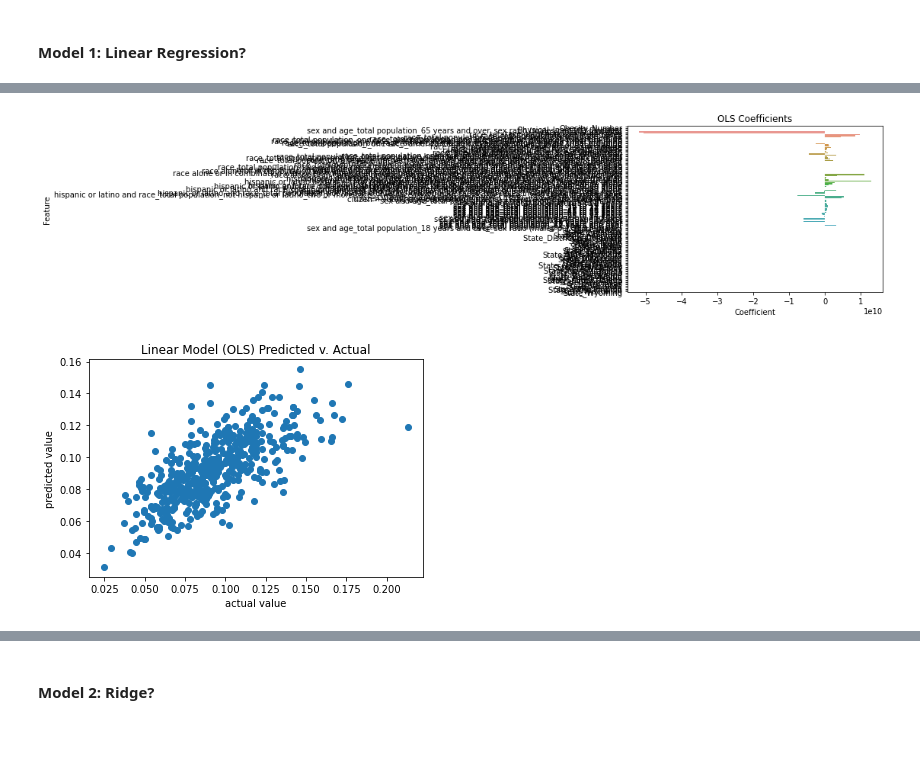
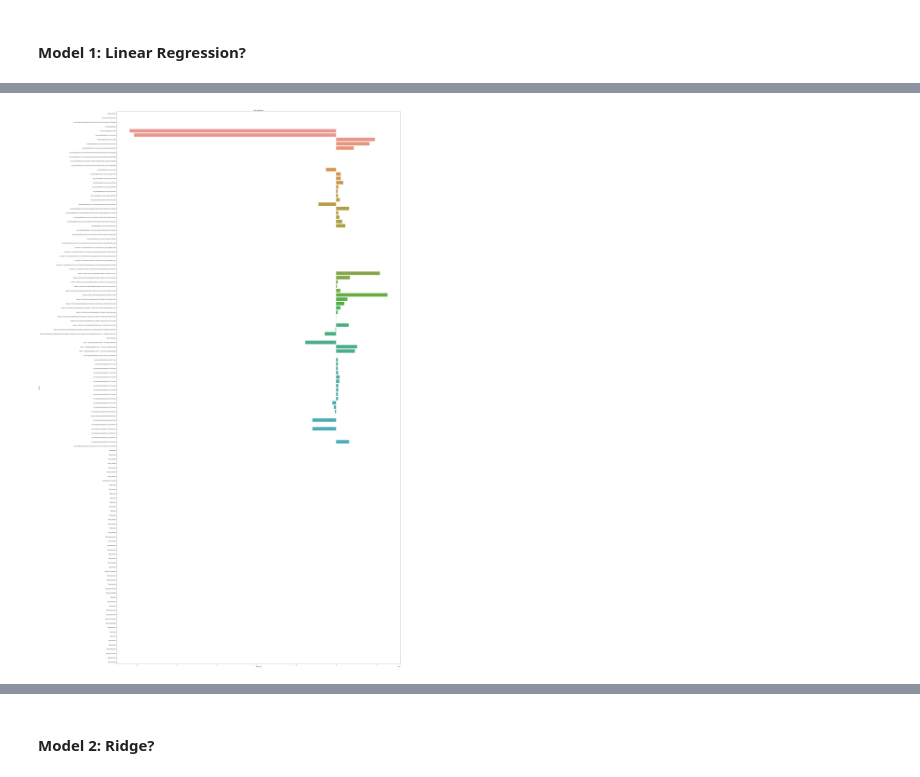
Before and after one commit to chasejstokes/CSS_Project2_Team7_Fall2022, a Jupyter notebook: Project 2 Students.ipynb, the cells around one changed output, grey strips where cells are left out. Saved outputs shown, nothing was run; the diff lists cells and outputs as text; code cells hidden in the pictures; blank space fills up the shorter version.

Commit message:
updating regression figure

```diff
--- a/Project 2 Students.ipynb
+++ b/Project 2 Students.ipynb
@@ -395,0 +375,7 @@ print(lin_model.intercept_)
+# %%
+#print(lin_model.coef_)
+#print(lin_model.intercept_)
+
+lin_model.coef_[lin_model.coef_ != 0]
+X_featureselection = X.loc[:, lin_model.coef_ != 0]
+X_featureselection.head(5)
@@ -396,22 +389,16 @@ print(lin_model.intercept_)
 # %%
 # Create a dataframe with the coefficient and feature names
-lin_reg_data = pd.DataFrame([lin_model.coef_, X.columns]).T
+new_coefs = lin_model.coef_[lin_model.coef_ != 0]
+
+
+plt.figure(figsize=(50,100))
+lin_reg_data = pd.DataFrame([new_coefs, X_featureselection.columns]).T
 lin_reg_data.columns = ['Coefficient', 'Feature']
+
 # Plot
 ax = sns.barplot('Coefficient', 'Feature', data = lin_reg_data)
 ax.set_title("OLS Coefficients")
+
 plt.show()
 # %% [output]
-[figure, old version]
+[figure, new version]
-# %%
-# predict the number of riders
-lin_pred = lin_model.predict(X_validate)
-
-# plot the residuals on a scatter plot
-plt.scatter(y_validate, lin_pred)
-plt.title('Linear Model (OLS) Predicted v. Actual')
-plt.xlabel('actual value')
-plt.ylabel('predicted value')
-plt.show()
-# %% [output]
-[figure, removed]
```
Also changed, not shown: parts of 6 cells of this notebook.
